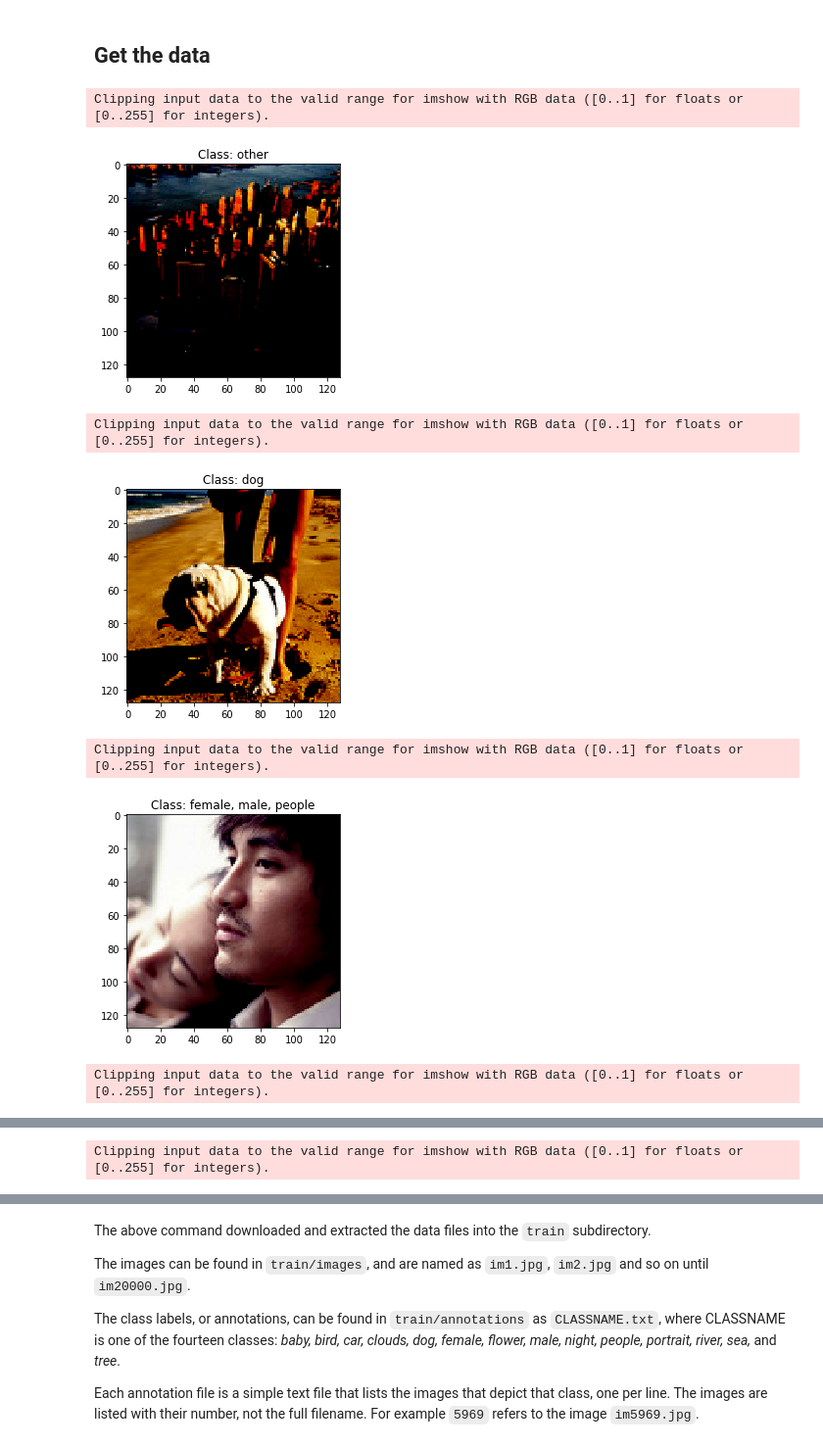
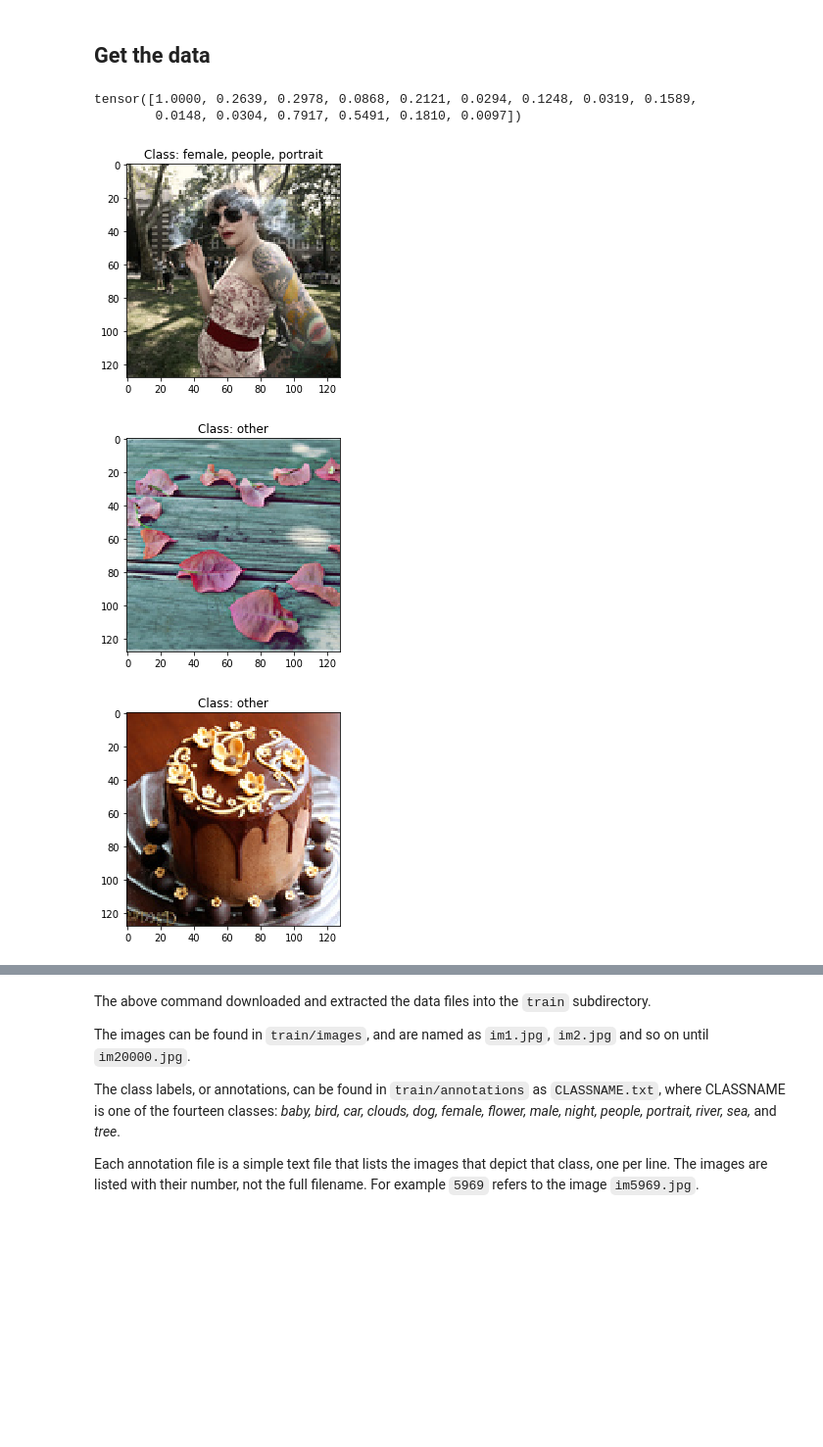
Before and after one commit to Maiykol/helsinki_dl_project, a Jupyter notebook: image_project.ipynb, the cells around one changed output, grey strips where cells are left out. Shown at 98% size. Saved outputs shown, nothing was run; the diff lists cells and outputs as text; code cells hidden in the pictures; blank space fills up the shorter version.

Commit message:
normalize images

```diff
--- a/image_project.ipynb
+++ b/image_project.ipynb
@@ -99,8 +99,10 @@ class CustomDataset(Dataset):
 
         # class weights based on counts
         class_counts = sum(self.annotations.values())
+        self.class_counts = class_counts
         # scaling
-        self.weights = torch.Tensor(list(map(lambda x: sum(class_counts)/x, class_counts)))
+        #self.weights = torch.Tensor(list(map(lambda x: sum(class_counts)/x, class_counts)))
+        self.weights = torch.Tensor(list(map(lambda x: 1/x, class_counts)))
         # standardizing
         self.weights = self.weights / max(self.weights)
 
@@ -112,8 +114,8 @@ class CustomDataset(Dataset):
         # Transformations
         #self.center_crop = transforms.CenterCrop(100)
 
+        # images are already normalized!!
         self.grayscale = transforms.Grayscale(num_output_channels=1)
-        self.normalize = transforms.Normalize(0.5, 0.5)
         self.to_tensor = transforms.ToTensor()
 
     def __getitem__(self, index):
@@ -129,7 +131,6 @@ class CustomDataset(Dataset):
 
         # img to tensor
         img = self.to_tensor(img)
-        img = self.normalize(img)
 
         return img, label
 
@@ -137,6 +138,11 @@ class CustomDataset(Dataset):
         return len(self.annotations)
 
 custom_dataset = CustomDataset(train_path_images, train_path_annotations)
+# %%
+custom_dataset.weights
+# %% [output]
+tensor([1.0000, 0.2639, 0.2978, 0.0868, 0.2121, 0.0294, 0.1248, 0.0319, 0.1589,
+        0.0148, 0.0304, 0.7917, 0.5491, 0.1810, 0.0097])
 # %%
 def get_written_label(hot_encoded_label):
     labels = []
@@ -147,26 +153,17 @@ def get_written_label(hot_encoded_label):
 # %%
 # print random images with labels
 n = 5
-dataset_loader = torch.utils.data.DataLoader(dataset=custom_dataset,
-                                                batch_size=n,
-                                                shuffle=True)
 
-for (images, labels) in dataset_loader:
-    for i, (image, label) in enumerate(zip(images, labels)):
-        # merge color dimensions
-        r, g, b = image
-        image = np.dstack((r,g,b))
-
-        plt.imshow(image)
-        plt.title('Class: '+str(get_written_label(label)))
-        plt.show()
-
-    break # stop here
+for i, (image, label) in enumerate(custom_dataset):
+    # merge color dimensions
+    r, g, b = image
+    image = np.dstack((r,g,b))
+    plt.imshow(image)
+    plt.title('Class: '+str(get_written_label(label)))
+    plt.show()
+    if i == n-1:
+        break
 # %% [output]
-Clipping input data to the valid range for imshow with RGB data ([0..1] for floats or [0..255] for integers).
-[figure, old version]
+[figure, new version]
-Clipping input data to the valid range for imshow with RGB data ([0..1] for floats or [0..255] for integers).
-[figure, old version]
+[figure, new version]
-Clipping input data to the valid range for imshow with RGB data ([0..1] for floats or [0..255] for integers).
-[figure, old version]
+[figure, new version]
-Clipping input data to the valid range for imshow with RGB data ([0..1] for floats or [0..255] for integers).
@@ -174 +170,0 @@ Clipping input data to the valid range for imshow with RGB data ([0..1] for floa
-Clipping input data to the valid range for imshow with RGB data ([0..1] for floats or [0..255] for integers).
```
Also changed, not shown: parts of 11 cells of this notebook.
